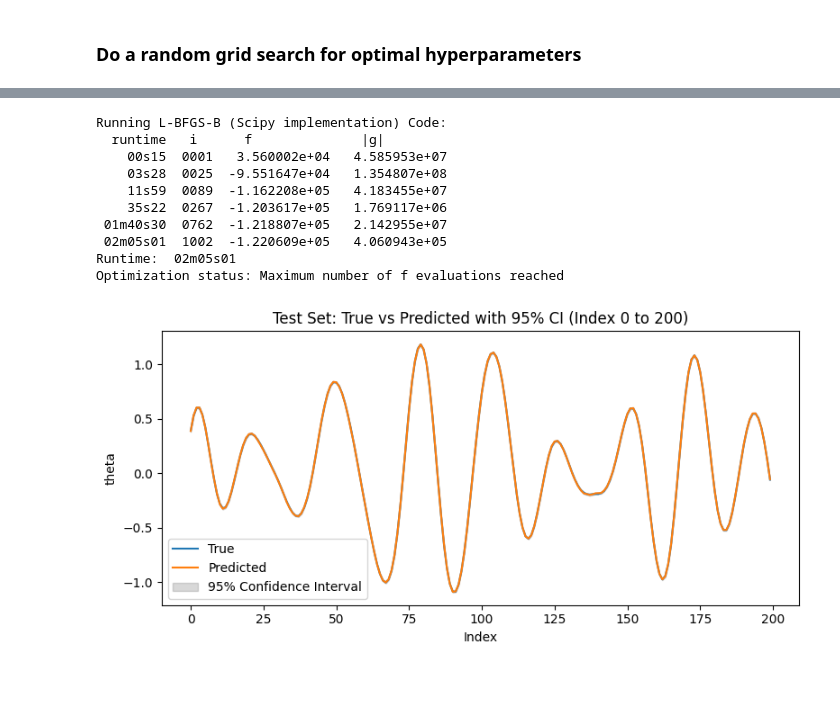
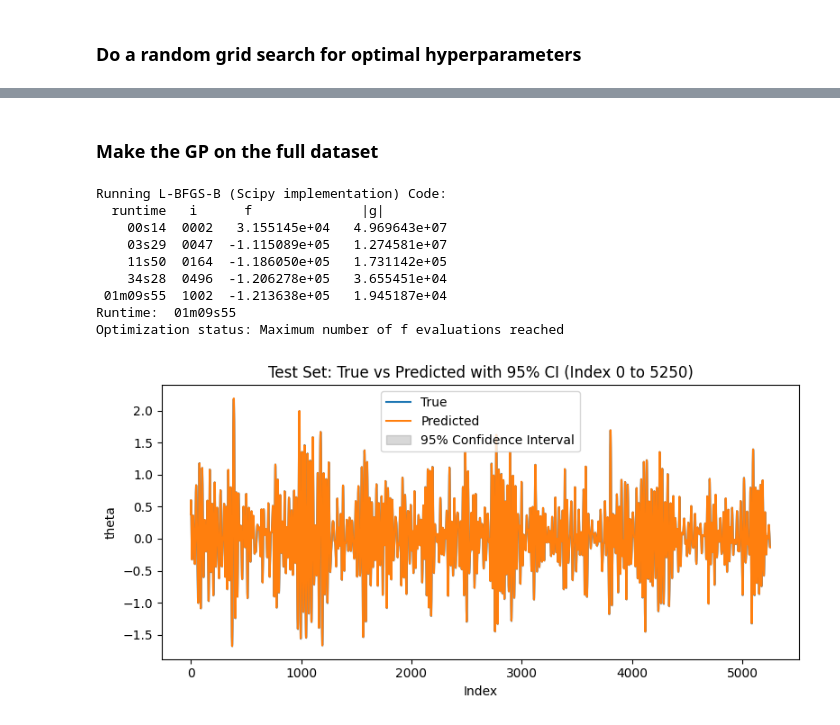
Before and after one commit to Nielsvanschaijk/Machine-learning-for-systems-and-control, a Jupyter notebook: gym-unbalanced-disk/GP_model_kevin.ipynb, the cells around one changed output, grey strips where cells are left out. Saved outputs shown, nothing was run; the diff lists cells and outputs as text; code cells hidden in the pictures; blank space fills up the shorter version.

Commit message:
Added confidence intervals and also added 10% and 4% of the dataset used for predictions

```diff
--- a/gym-unbalanced-disk/GP_model_kevin.ipynb
+++ b/gym-unbalanced-disk/GP_model_kevin.ipynb
@@ -40,15 +40,20 @@ n_val   = int(val_test_percent * N)
 
 # Split dat in train val and test sets
 u_train = u[:n_train]
+u10_train = u10[:n_train]
 y_train = th[:n_train]
+y10_train = th10[:n_train]
 u_val = u[n_train:n_train+n_val]
+u10_val = u10[n_train:n_train+n_val]
 y_val   = th[n_train:n_train+n_val]
+y10_val   = th10[n_train:n_train+n_val]
 u_test = u[n_train+n_val:]
+u10_test = u10[n_train+n_val:]
 y_test  = th[n_train+n_val:]
-
+y10_test  = th10[n_train+n_val:]
 
 # Start and end index for plotting data data
-start, end = 0, 200
+start, end = 0, len(data['u'])
 
 # Define the subplot layout
 fig, axs = plt.subplots(1, 2, figsize=(14, 4))
@@ -86,7 +91,7 @@ param_ranges = {
 }
 
 # Define number of trails for a random s
-n_trials = 100
+n_trials = 5
 
 def build_features(u, th, L_th, L_u, max_lag, N_eff):
     # Initialize X and Y
@@ -178,15 +178,18 @@ Best hyperparameters found: {'L_th': 6, 'L_u': 4, 'num_inducing': 15, 'rmse': 0.
+# %% [markdown]
+### Make the GP on the full dataset
 # %%
 L_th_b, L_u_b, num_ind_b = best['L_th'], best['L_u'], best['num_inducing']
 max_lag = max(L_th_b, L_u_b)
 N_eff = len(u) - max_lag
 X_all, Y_all = build_features(u, th, L_th_b, L_u_b, max_lag, N_eff)
 
-
 n_eff_train = n_train - max_lag
-
 
 X_tv, Y_tv = X_all[:n_eff_train + n_val], Y_all[:n_eff_train + n_val]
 X_test, Y_test = X_all[n_eff_train + n_val:], Y_all[n_eff_train + n_val:]
+
+start = 0
+end = len(Y_test)
 
 kernel = GPy.kern.RBF(input_dim=X_tv.shape[1], ARD=True)
 Z_tv = X_tv[np.random.choice(len(X_tv), num_ind_b, replace=False)]
@@ -195,38 +198,37 @@ final_model.optimize(messages=True)
 
 # Predict mean and variance on test set
 Y_test_pred, Y_test_var = final_model.predict(X_test)
 Y_test_std = np.sqrt(Y_test_var)
 
 # Calculate 95% confidence interval bounds
 lower_bound = Y_test_pred - 1.96 * Y_test_std
 upper_bound = Y_test_pred + 1.96 * Y_test_std
 
 plt.figure(figsize=(8, 4))
 plt.plot(Y_test[start:end], label='True')
 plt.plot(Y_test_pred[start:end], label='Predicted')
 plt.fill_between(
     np.arange(start, end),
     lower_bound[start:end].flatten(),
     upper_bound[start:end].flatten(),
     color='gray',
     alpha=0.3,
     label='95% Confidence Interval'
 )
 plt.title(f'Test Set: True vs Predicted with 95% CI (Index {start} to {end})')
 plt.xlabel('Index')
 plt.ylabel('theta')
 plt.legend()
 plt.tight_layout()
 plt.show()
 # %% [output]
 Running L-BFGS-B (Scipy implementation) Code:
   runtime   i      f              |g|
-    00s15  0001   3.560002e+04   4.585953e+07
-    03s28  0025  -9.551647e+04   1.354807e+08
-    11s59  0089  -1.162208e+05   4.183455e+07
-    35s22  0267  -1.203617e+05   1.769117e+06
- 01m40s30  0762  -1.218807e+05   2.142955e+07
- 02m05s01  1002  -1.220609e+05   4.060943e+05
-Runtime:  02m05s01
+    00s14  0002   3.155145e+04   4.969643e+07
+    03s29  0047  -1.115089e+05   1.274581e+07
+    11s50  0164  -1.186050e+05   1.731142e+05
+    34s28  0496  -1.206278e+05   3.655451e+04
+ 01m09s55  1002  -1.213638e+05   1.945187e+04
+Runtime:  01m09s55
 Optimization status: Maximum number of f evaluations reached
-[figure, old version]
+[figure, new version]
```
Also changed, not shown: parts of 6 cells of this notebook.
